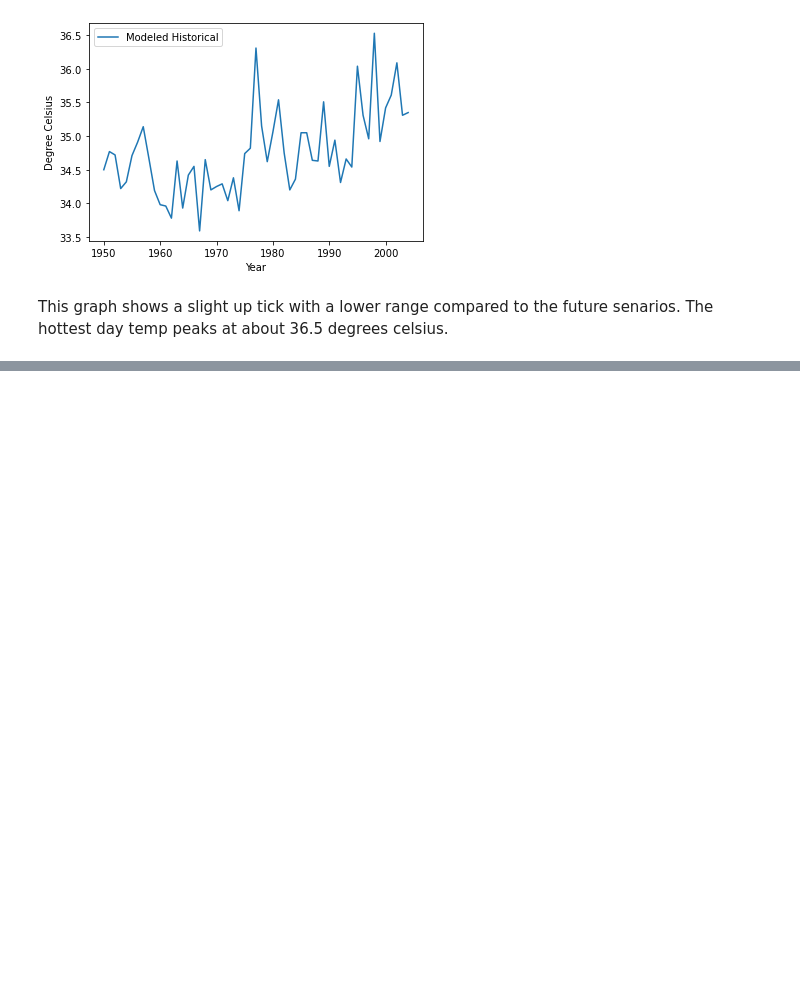
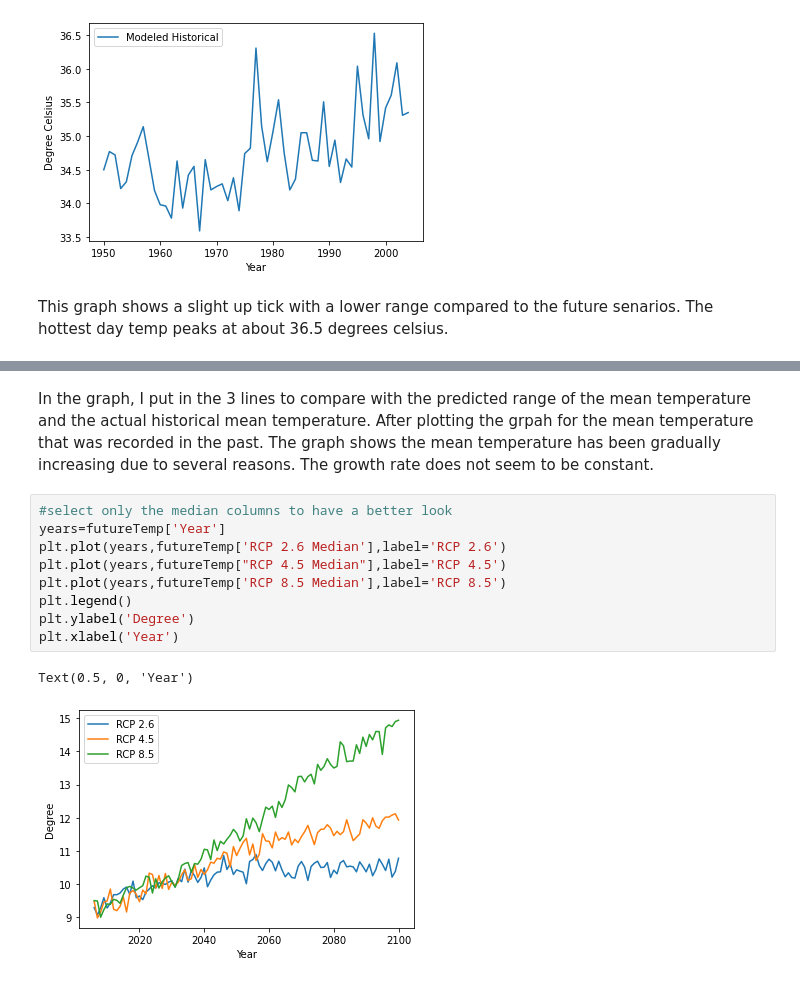
Before and after one commit to data301-2021-winter1/project-group70-project, a Jupyter notebook: notebooks/Task4.ipynb, the cells around one changed output, grey strips where cells are left out. Cells and saved outputs as stored; diff of their text form; blank space fills up the shorter version.

```diff
--- a/notebooks/Task4.ipynb
+++ b/notebooks/Task4.ipynb
@@ -152,0 +180,14 @@ This graph shows a slight up tick with a lower range compared to the future sena
+# %% [markdown]
+In the graph, I put in the 3 lines to compare with the predicted range of the mean temperature and the actual historical mean temperature. After plotting the grpah for the mean temperature that was recorded in the past. The graph shows the mean temperature has been gradually increasing due to several reasons. The growth rate does not seem to be constant.
+# %%
+#select only the median columns to have a better look
+years=futureTemp['Year']
+plt.plot(years,futureTemp['RCP 2.6 Median'],label='RCP 2.6')
+plt.plot(years,futureTemp["RCP 4.5 Median"],label='RCP 4.5')
+plt.plot(years,futureTemp['RCP 8.5 Median'],label='RCP 8.5')
+plt.legend()
+plt.ylabel('Degree')
+plt.xlabel('Year')
+# %% [output]
+Text(0.5, 0, 'Year')
+[figure, added]
```
Also changed, not shown: parts of 10 cells of this notebook, 2 other files.
